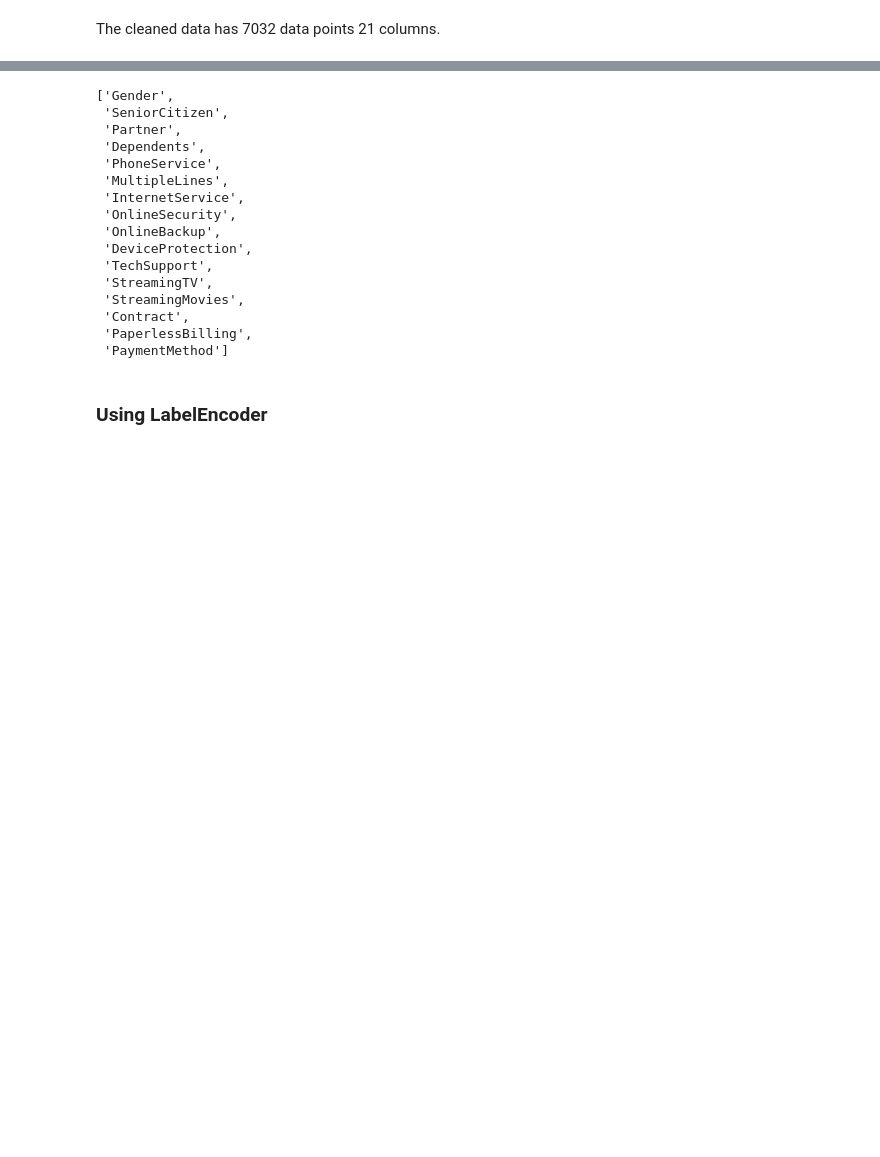
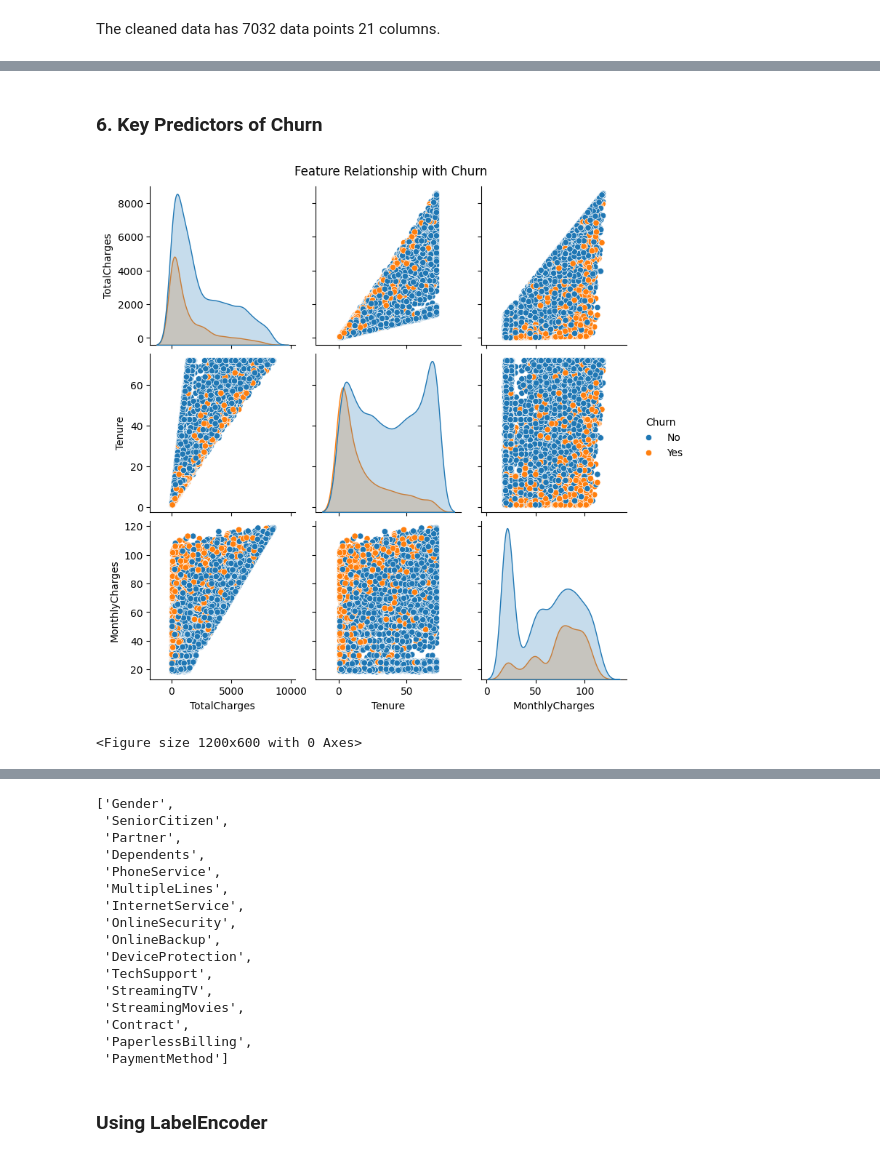
Before and after one commit to RetroAce0-0/Lam8da_2025, a Jupyter notebook: Lambda_Churn.ipynb, the cells around one changed output, grey strips where cells are left out. Saved outputs shown, nothing was run; the diff lists cells and outputs as text; code cells hidden in the pictures; blank space fills up the shorter version.

```diff
--- a/Lambda_Churn.ipynb
+++ b/Lambda_Churn.ipynb
@@ -641,0 +456,10 @@ dtype: object
+# %% [markdown]
+### 6. Key Predictors of Churn
+# %%
+sns.pairplot(df[['TotalCharges', 'Tenure', 'MonthlyCharges','Churn']], hue='Churn')
+plt.suptitle("Feature Relationship with Churn", y= 1.02)
+plt.figure(figsize=(12,6))
+plt.show()
+# %% [output]
+[figure, added]
+<Figure size 1200x600 with 0 Axes>
```
Also changed, not shown: parts of 87 cells of this notebook.
